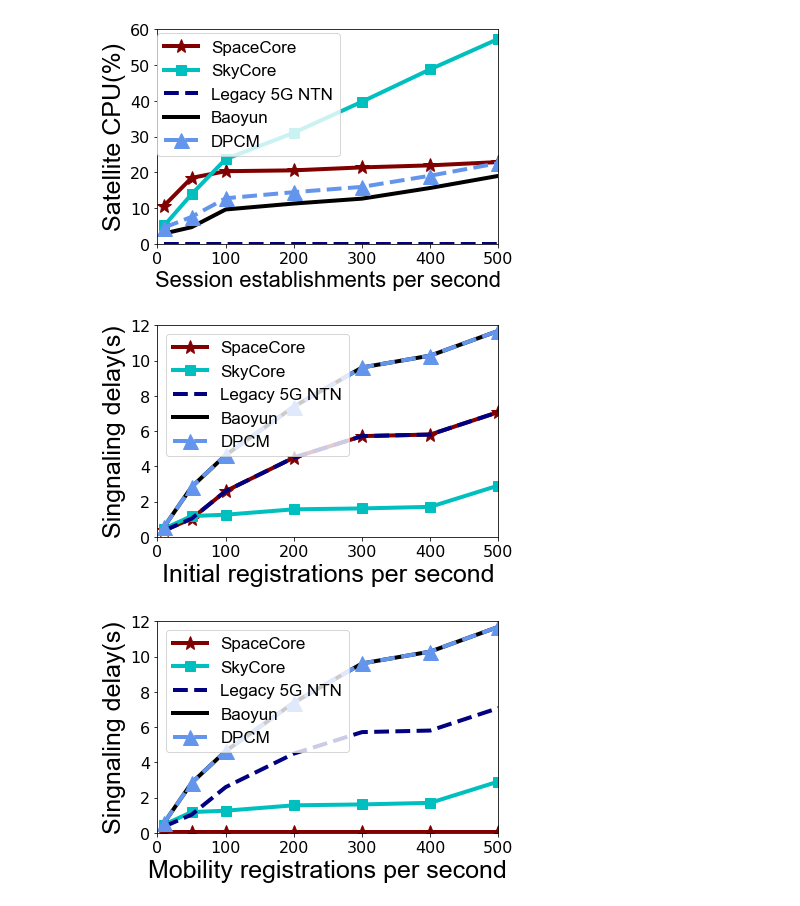
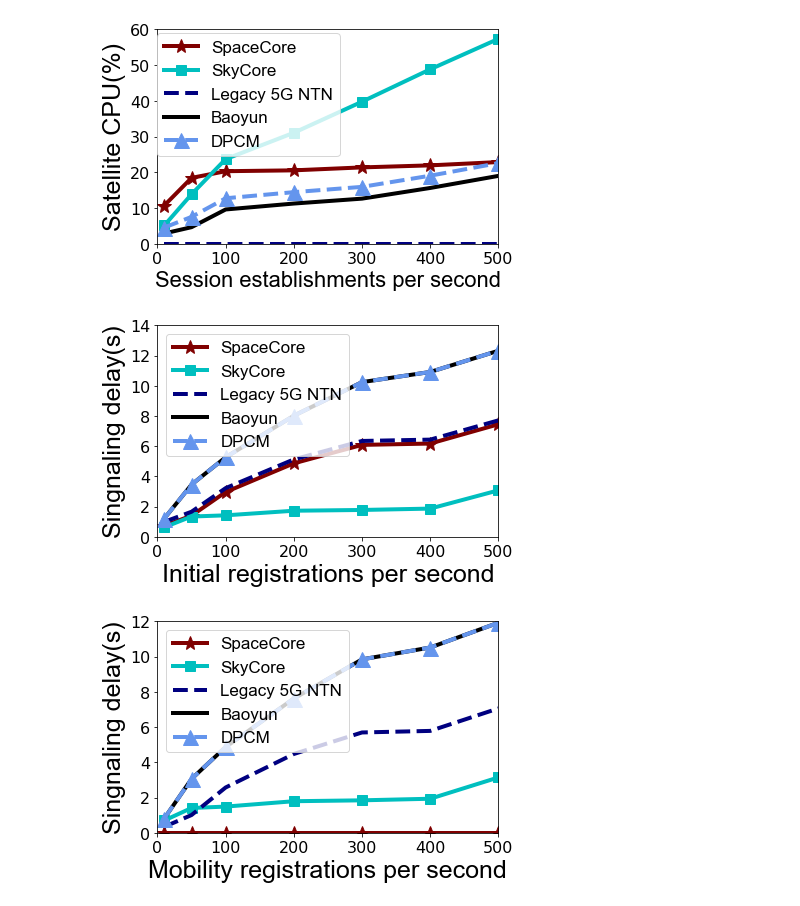
Before and after one commit to yuanjieli/SpaceCore-SIGCOMM22, a Jupyter notebook: Figures-and-Tables/figure17/figure17.ipynb, the cells around one changed output. Cells and saved outputs as stored; diff of their text form; code cells hidden in the pictures.

Commit message:
update figure17

```diff
--- a/Figures-and-Tables/figure17/figure17.ipynb
+++ b/Figures-and-Tables/figure17/figure17.ipynb
@@ -322,45 +371,44 @@ font3 = {'family' : 'Arial',
 'weight' : 'normal',
 'size'   : 22,
 }
+routing={'SpaceCore':0.391,'NTN':0.651,'SkyCore':0.187,'DPCM':0.651,'Tiansuan':0.651}
 
 
-xd_delay=0.00183333
-isl_delay=0.0020126
-skycore=list_add_num(delay_line_skycore,11*xd_delay)
+skycore=list_add_num(delay_line_skycore,routing['SkyCore'])
 
 
-ntn=list_add_num(delay_line_ntn,11*xd_delay)
-dpcm=list_add_num(delay_line_tiansuan,11*xd_delay)
-spacecore=list_add_num(delay_line_ntn,11*xd_delay)
-tiansuan=list_add_num(delay_line_tiansuan,11*xd_delay)
+ntn=list_add_num(delay_line_ntn,routing['NTN'])
+dpcm=list_add_num(delay_line_dpcm,routing['DPCM'])
+spacecore=list_add_num(delay_line_spacecore,routing['SpaceCore'])
+tiansuan=list_add_num(delay_line_tiansuan,routing['Tiansuan'])
 
 fig, ax = plt.subplots(figsize=(6,4))
-plt.ylim(0, 12)
+plt.ylim(0, 14)
 plt.xlim(0, 500)
 
 
 y_major_locator=MultipleLocator(2)
 
 ax.yaxis.set_major_locator(y_major_locator)
 l1=plt.plot(x,spacecore,color='maroon', marker='*',ms=15,lw=4,label='SpaceCore')
 l2=plt.plot(x,skycore,color='c',marker='s',ms=10,lw=4,label='SkyCore')#remove "udmd","pcfd","udrd","ausfd"
 l3=plt.plot(x,ntn,linestyle='--', color="navy", lw=4,label='Legacy 5G NTN')
 l4=plt.plot(x,tiansuan,color='black',lw=4,label='Baoyun')
 l5=plt.plot(x,dpcm,linestyle='--',lw=4, marker='^', color="cornflowerblue", ms=15,label='DPCM')
 
 plt.xlabel("Initial registrations per second",font1)
 plt.ylabel("Singnaling delay(s)",font1)
 plt.legend(prop=font2,loc = 'upper left')
 
 ax.tick_params(labelsize=16)
 
 
 plt.tight_layout()
-# plt.savefig("figure17a-1.pdf")
-plt.savefig("figure17a-1.png")
+plt.savefig("figure17a-1.pdf")
+# plt.savefig("figure17a-1.png")
 plt.show()
 # %% [output]
-[figure, old version]
+[figure, new version]
 # %%
 import matplotlib.pyplot as plt
 import numpy as np
@@ -384,16 +432,13 @@ font3 = {'family' : 'Arial',
 'size'   : 22,
 }
 
-
-xd_delay=0.00183333
-isl_delay=0.0020126
-skycore=list_add_num(delay_line_skycore,11*xd_delay)
+routing={'SpaceCore':0,'NTN':0,'SkyCore':0.253,'DPCM':0.253,'Tiansuan':0.253}
 
 spacecore=[0 for i in range(len(delay_line_ntn))]
-ntn=list_add_num(delay_line_ntn,11*xd_delay)
-dpcm=list_add_num(delay_line_tiansuan,11*xd_delay)
-spacecore=list_add_num(spacecore,11*xd_delay)
-tiansuan=list_add_num(delay_line_tiansuan,11*xd_delay)
+skycore=list_add_num(delay_line_skycore,routing['SkyCore'])
+ntn=list_add_num(delay_line_ntn,routing['NTN'])
+dpcm=list_add_num(delay_line_dpcm,routing['DPCM'])
+tiansuan=list_add_num(delay_line_tiansuan,routing['Tiansuan'])
 
 fig, ax = plt.subplots(figsize=(6,4))
 plt.ylim(0, 12)
@@ -422,7 +467,7 @@ plt.tight_layout()
 plt.savefig("figure17c-1.png")
 plt.show()
 # %% [output]
-[figure, old version]
+[figure, new version]
 # %%
 from datetime import datetime
 x=[10,50,100,200,300,400,500]
```
Also changed, not shown: parts of 5 cells of this notebook, 27 other files.
